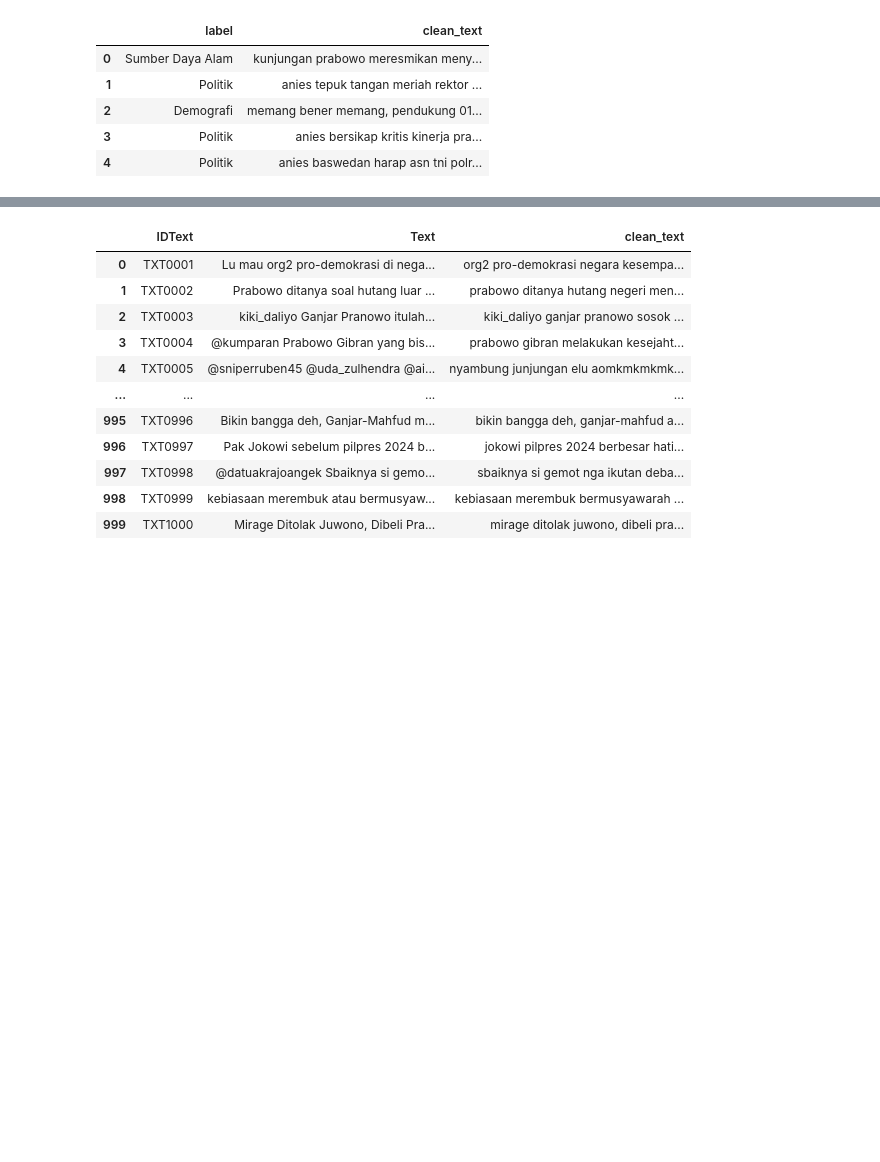
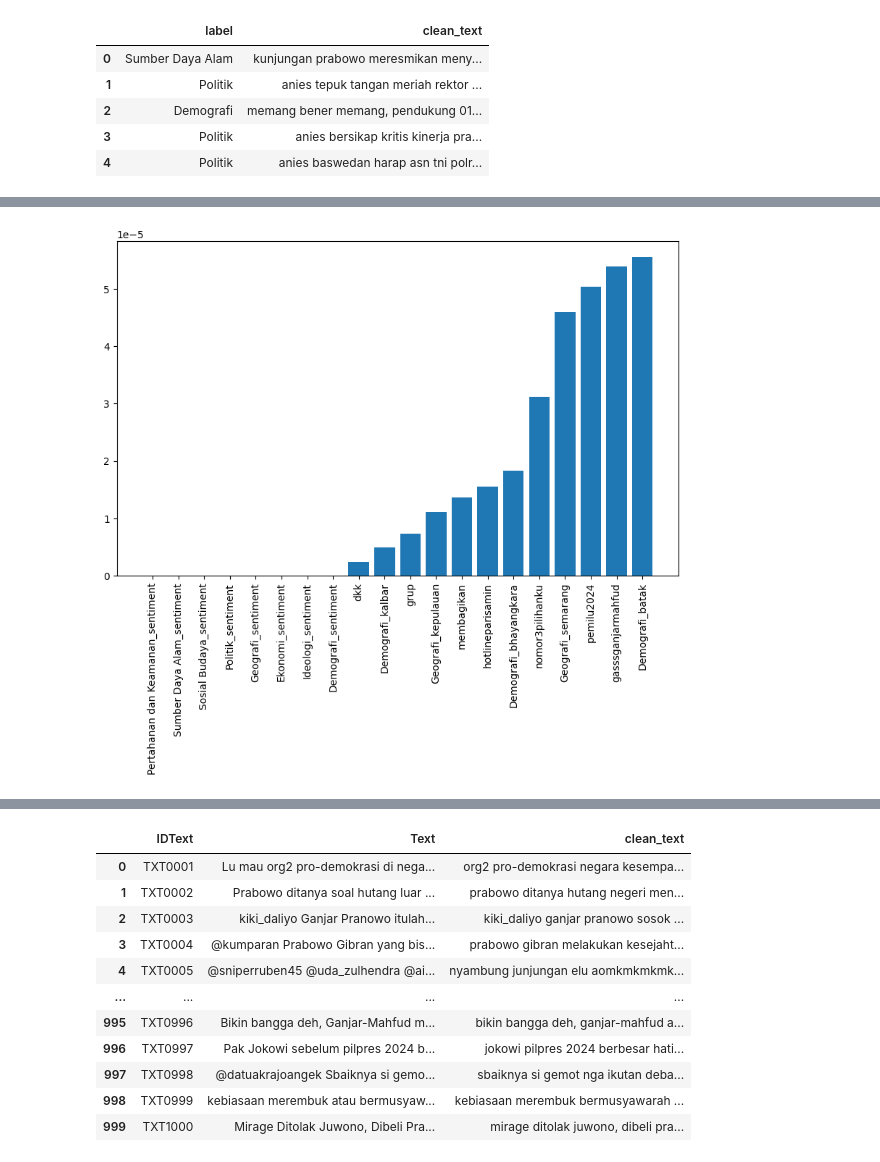
Before and after one commit to srikresna/kesatriyan-2024, a Jupyter notebook: notebook/model_3.ipynb, the cells around one changed output, grey strips where cells are left out. Saved outputs shown, nothing was run; the diff lists cells and outputs as text; code cells hidden in the pictures; blank space fills up the shorter version.

```diff
--- a/notebook/model_3.ipynb
+++ b/notebook/model_3.ipynb
@@ -210,0 +318,11 @@ plt.show()
+# %%
+# 20 fitur terbawah
+importances = clf.feature_importances_
+indices = importances.argsort()
+
+plt.figure(figsize=(10, 6))
+plt.bar(range(20), importances[indices][:20])
+plt.xticks(range(20), X.columns[indices][:20], rotation=90)
+plt.show()
+# %% [output]
+[figure, added]
```
Also changed, not shown: parts of 23 cells of this notebook.
